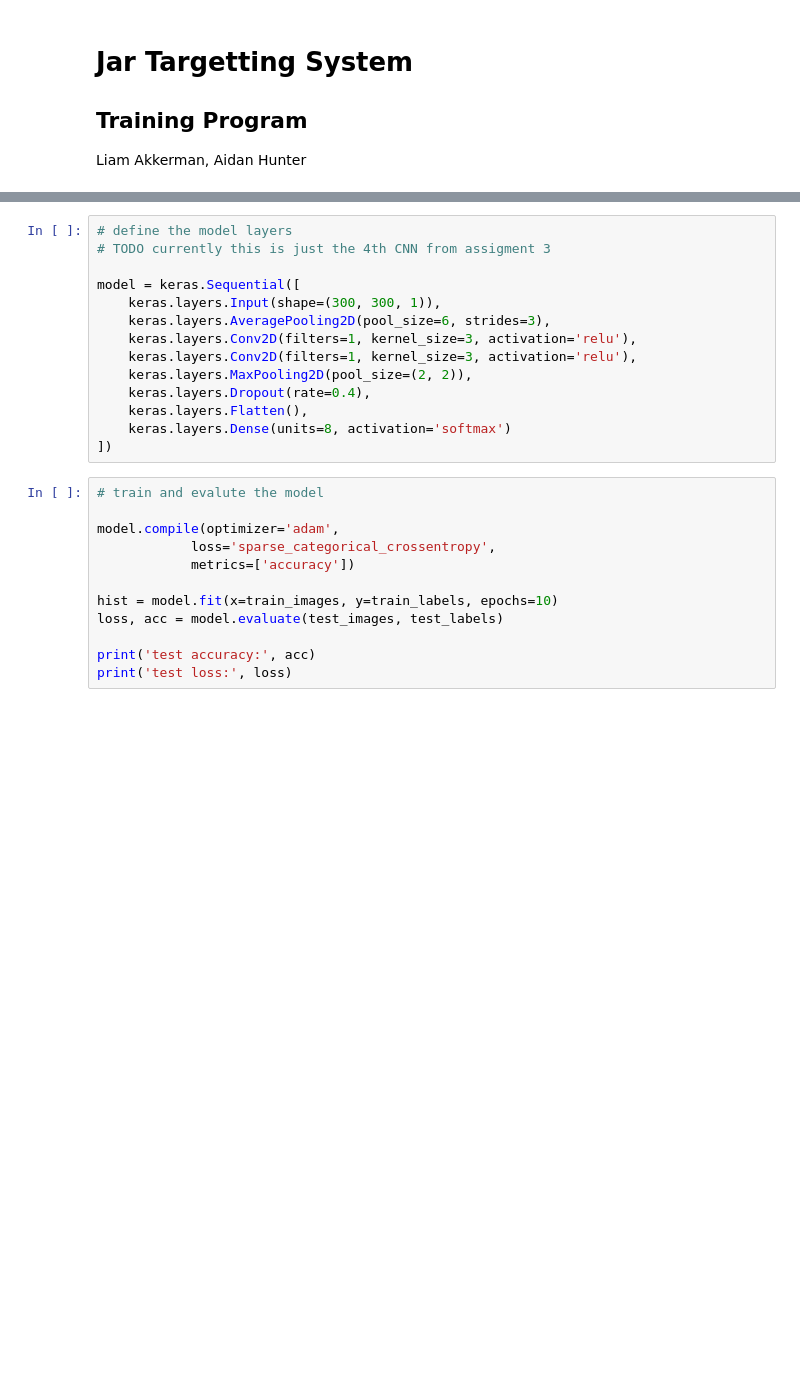
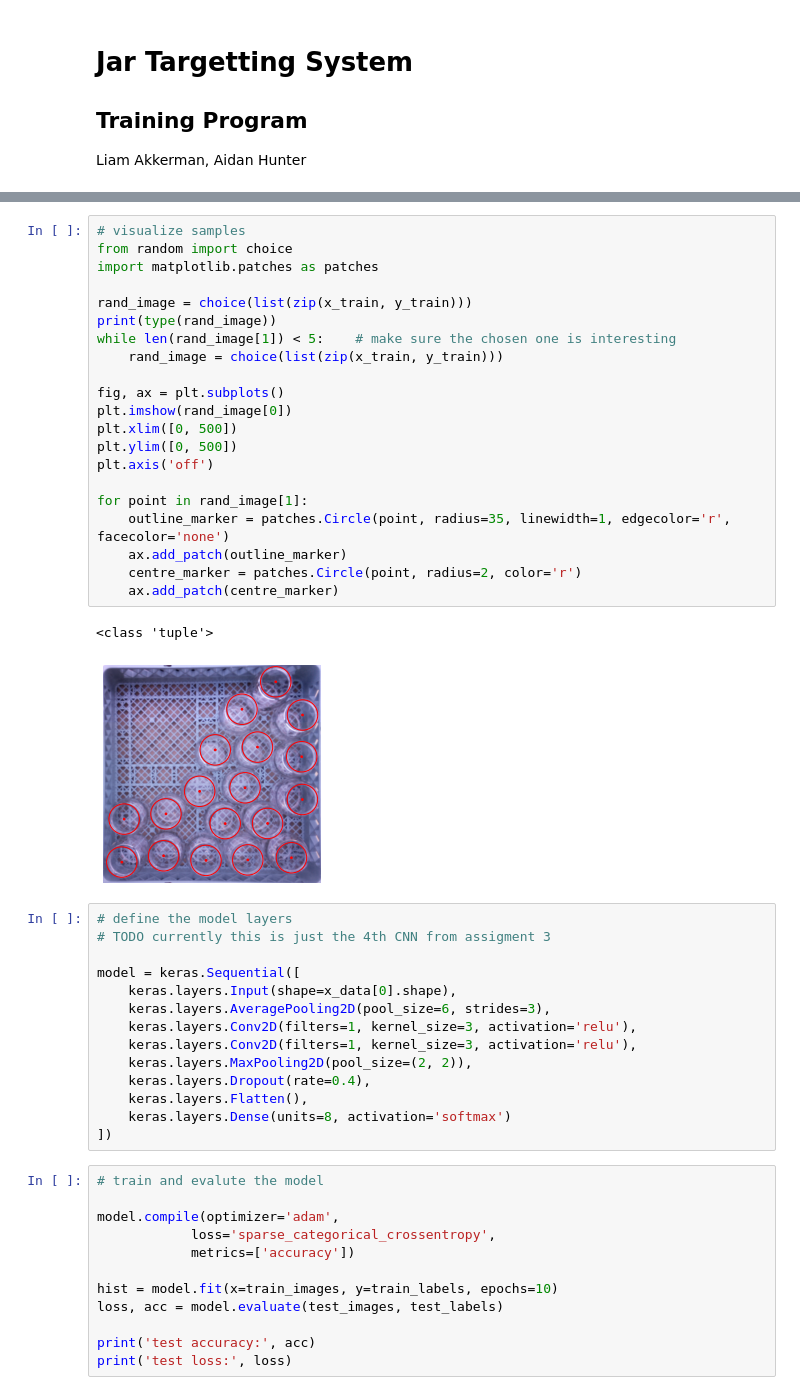
Before and after one commit to LiamAkkerman/Jar-Vision-System, a Jupyter notebook: desktop/main.ipynb, the cells around one changed output, grey strips where cells are left out. Drawn from its saved outputs; the diff is of its cells as text; blank space fills up the shorter version.

Commit message:
load dataset into jupyter notebook
loads the archives and visualizes a sample

```diff
--- a/desktop/main.ipynb
+++ b/desktop/main.ipynb
@@ -22,9 +44,33 @@ test_labels =
+# %%
+# visualize samples
+from random import choice
+import matplotlib.patches as patches
+
+rand_image = choice(list(zip(x_train, y_train)))
+print(type(rand_image))
+while len(rand_image[1]) < 5:    # make sure the chosen one is interesting
+    rand_image = choice(list(zip(x_train, y_train)))
+
+fig, ax = plt.subplots()
+plt.imshow(rand_image[0])
+plt.xlim([0, 500])
+plt.ylim([0, 500])
+plt.axis('off')
+
+for point in rand_image[1]:
+    outline_marker = patches.Circle(point, radius=35, linewidth=1, edgecolor='r', facecolor='none')
+    ax.add_patch(outline_marker)
+    centre_marker = patches.Circle(point, radius=2, color='r')
+    ax.add_patch(centre_marker)
+# %% [output]
+<class 'tuple'>
+[figure, added]
 # %%
 # define the model layers
 # TODO currently this is just the 4th CNN from assigment 3
 
 model = keras.Sequential([
-    keras.layers.Input(shape=(300, 300, 1)),
+    keras.layers.Input(shape=x_data[0].shape),
     keras.layers.AveragePooling2D(pool_size=6, strides=3),
     keras.layers.Conv2D(filters=1, kernel_size=3, activation='relu'),
     keras.layers.Conv2D(filters=1, kernel_size=3, activation='relu'),
```
Also changed, not shown: parts of 5 cells of this notebook.
